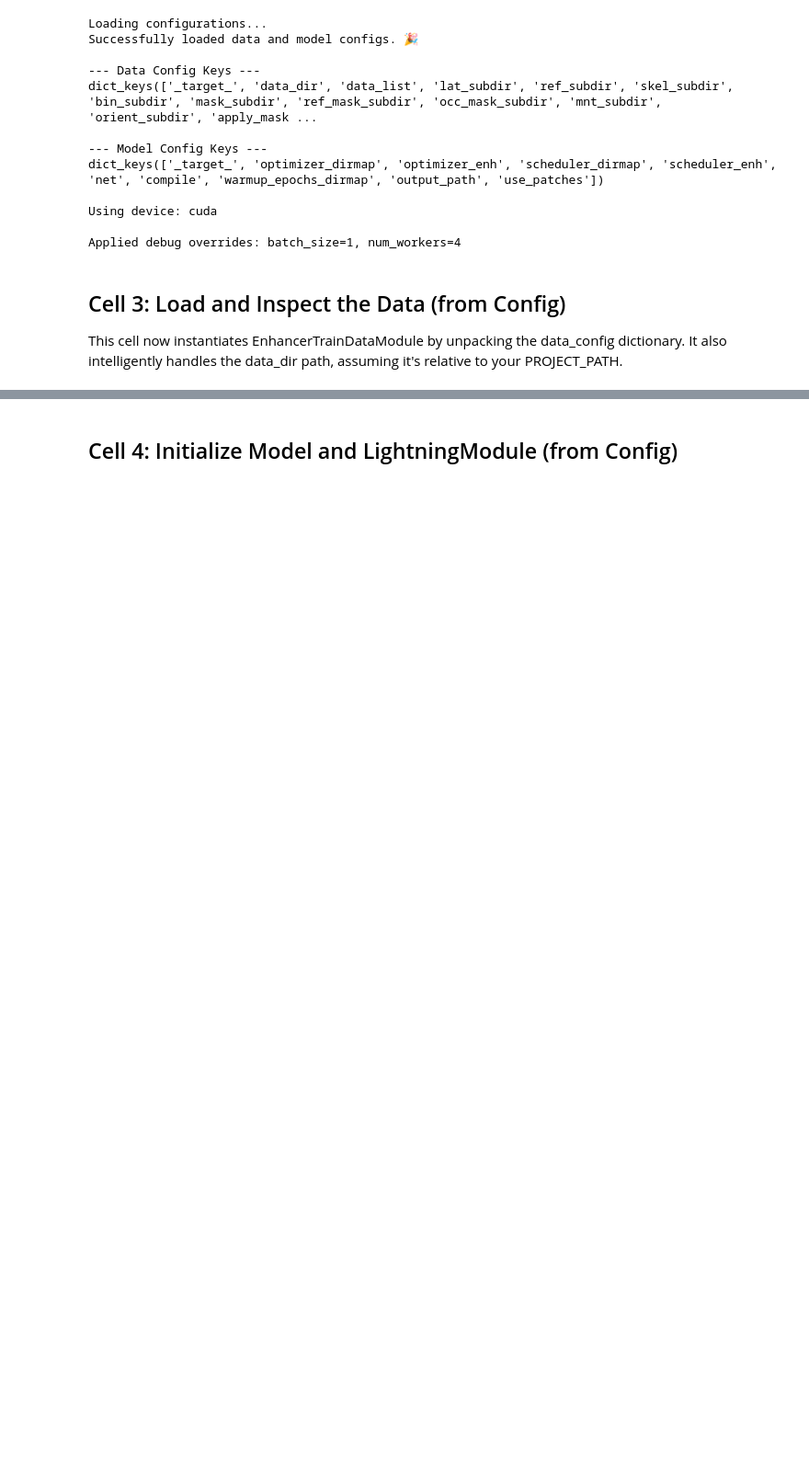
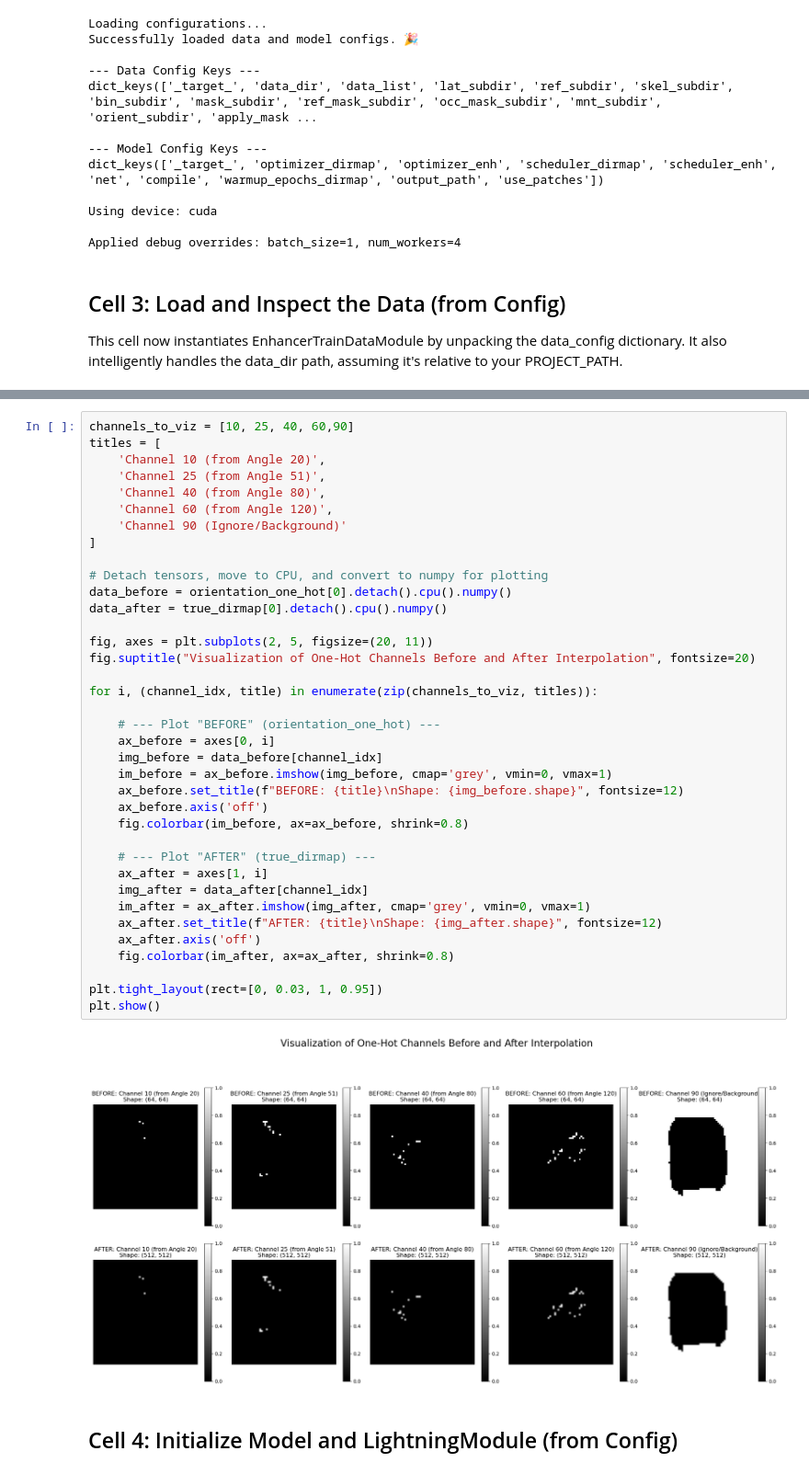
Before and after one commit to gdseabra/multitask-enhancement, a Jupyter notebook: notebooks/model_debug.ipynb, the cells around one changed output, grey strips where cells are left out. Shown at 92% size. Drawn from its saved outputs; the diff is of its cells as text; blank space fills up the shorter version.

```diff
--- a/notebooks/model_debug.ipynb
+++ b/notebooks/model_debug.ipynb
@@ -311,3 +319,42 @@ visualize_batch(pre_processed_labels_batch, title="Ground Truth Data from a Sing
+# %%
+channels_to_viz = [10, 25, 40, 60,90]
+titles = [
+    'Channel 10 (from Angle 20)',
+    'Channel 25 (from Angle 51)',
+    'Channel 40 (from Angle 80)',
+    'Channel 60 (from Angle 120)',
+    'Channel 90 (Ignore/Background)'
+]
+
+# Detach tensors, move to CPU, and convert to numpy for plotting
+data_before = orientation_one_hot[0].detach().cpu().numpy()
+data_after = true_dirmap[0].detach().cpu().numpy()
+
+fig, axes = plt.subplots(2, 5, figsize=(20, 11))
+fig.suptitle("Visualization of One-Hot Channels Before and After Interpolation", fontsize=20)
+
+for i, (channel_idx, title) in enumerate(zip(channels_to_viz, titles)):
+
+    # --- Plot "BEFORE" (orientation_one_hot) ---
+    ax_before = axes[0, i]
+    img_before = data_before[channel_idx]
+    im_before = ax_before.imshow(img_before, cmap='grey', vmin=0, vmax=1)
+    ax_before.set_title(f"BEFORE: {title}\nShape: {img_before.shape}", fontsize=12)
+    ax_before.axis('off')
+    fig.colorbar(im_before, ax=ax_before, shrink=0.8)
+
+    # --- Plot "AFTER" (true_dirmap) ---
+    ax_after = axes[1, i]
+    img_after = data_after[channel_idx]
+    im_after = ax_after.imshow(img_after, cmap='grey', vmin=0, vmax=1)
+    ax_after.set_title(f"AFTER: {title}\nShape: {img_after.shape}", fontsize=12)
+    ax_after.axis('off')
+    fig.colorbar(im_after, ax=ax_after, shrink=0.8)
+
+plt.tight_layout(rect=[0, 0.03, 1, 0.95])
+plt.show()
+# %% [output]
+[figure, added]
 # %% [markdown]
 ## Cell 4: Initialize Model and LightningModule (from Config)
 # %%
```
Also changed, not shown: parts of 7 cells of this notebook.
